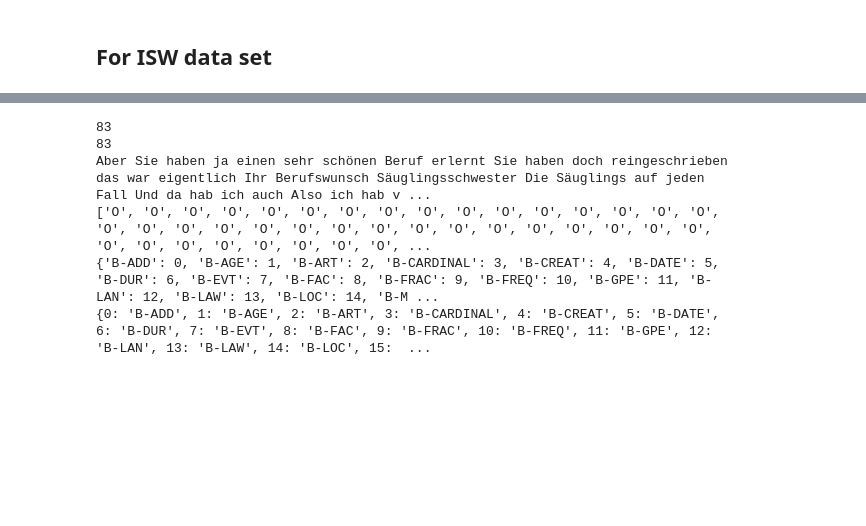
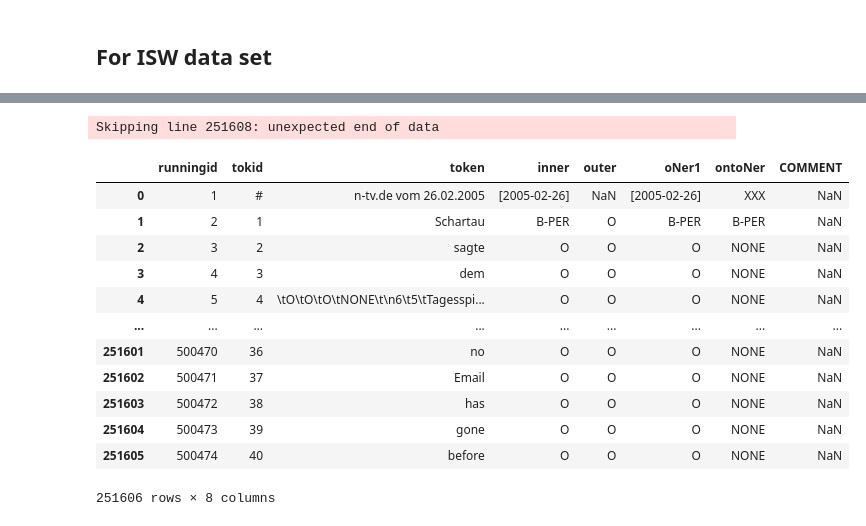
Before and after one commit to routerhan/thesis-ner-co-tri-training, a Jupyter notebook: preprocessors.ipynb, the cells around one changed output, grey strips where cells are left out. Cells and saved outputs as stored; diff of their text form; code cells hidden in the pictures; blank space fills up the shorter version.

Commit message:
add separation logic base on filename

```diff
--- a/preprocessors.ipynb
+++ b/preprocessors.ipynb
@@ -166,14 +179,21 @@ See the caveats in the documentation: https://pandas.pydata.org/pandas-docs/stab
-# %%
-print(len(labels))
-print(len(sentences))
-print(sentences[1])
-print(labels[1])
-print(tag2idx)
-print(idx2tag)
-# %% [output]
-83
-83
-Aber Sie haben ja einen sehr schönen Beruf erlernt Sie haben doch reingeschrieben das war eigentlich Ihr Berufswunsch Säuglingsschwester Die Säuglings auf jeden Fall Und da hab ich auch Also ich hab v ...
-['O', 'O', 'O', 'O', 'O', 'O', 'O', 'O', 'O', 'O', 'O', 'O', 'O', 'O', 'O', 'O', 'O', 'O', 'O', 'O', 'O', 'O', 'O', 'O', 'O', 'O', 'O', 'O', 'O', 'O', 'O', 'O', 'O', 'O', 'O', 'O', 'O', 'O', 'O', 'O', ...
-{'B-ADD': 0, 'B-AGE': 1, 'B-ART': 2, 'B-CARDINAL': 3, 'B-CREAT': 4, 'B-DATE': 5, 'B-DUR': 6, 'B-EVT': 7, 'B-FAC': 8, 'B-FRAC': 9, 'B-FREQ': 10, 'B-GPE': 11, 'B-LAN': 12, 'B-LAW': 13, 'B-LOC': 14, 'B-M ...
-{0: 'B-ADD', 1: 'B-AGE', 2: 'B-ART', 3: 'B-CARDINAL', 4: 'B-CREAT', 5: 'B-DATE', 6: 'B-DUR', 7: 'B-EVT', 8: 'B-FAC', 9: 'B-FRAC', 10: 'B-FREQ', 11: 'B-GPE', 12: 'B-LAN', 13: 'B-LAW', 14: 'B-LOC', 15:  ...
+# %%
+filename='data/NER-de-train.padded_reannotated.csv'
+pad_data = pd.read_csv(filename, quotechar='"', delimiter="\t", engine='python', encoding='utf-8', error_bad_lines=False)
+# %% [output]
+Skipping line 251608: unexpected end of data
+# %%
+pad_data
+# %% [output]
+|  | runningid | tokid | token | inner | outer | oNer1 | ontoNer | COMMENT |
+| 0 | 1 | # | n-tv.de vom 26.02.2005 | [2005-02-26] | NaN | [2005-02-26] | XXX | NaN |
+| 1 | 2 | 1 | Schartau | B-PER | O | B-PER | B-PER | NaN |
+| 2 | 3 | 2 | sagte | O | O | O | NONE | NaN |
+| 3 | 4 | 3 | dem | O | O | O | NONE | NaN |
+| 4 | 5 | 4 | \tO\tO\tO\tNONE\t\n6\t5\tTagesspi... | O | O | O | NONE | NaN |
+| ... | ... | ... | ... | ... | ... | ... | ... | ... |
+| 251601 | 500470 | 36 | no | O | O | O | NONE | NaN |
+| 251602 | 500471 | 37 | Email | O | O | O | NONE | NaN |
+| 251603 | 500472 | 38 | has | O | O | O | NONE | NaN |
+| 251604 | 500473 | 39 | gone | O | O | O | NONE | NaN |
+| 251605 | 500474 | 40 | before | O | O | O | NONE | NaN |
+251606 rows × 8 columns
```
Also changed, not shown: parts of 6 cells of this notebook, 6 other files.
